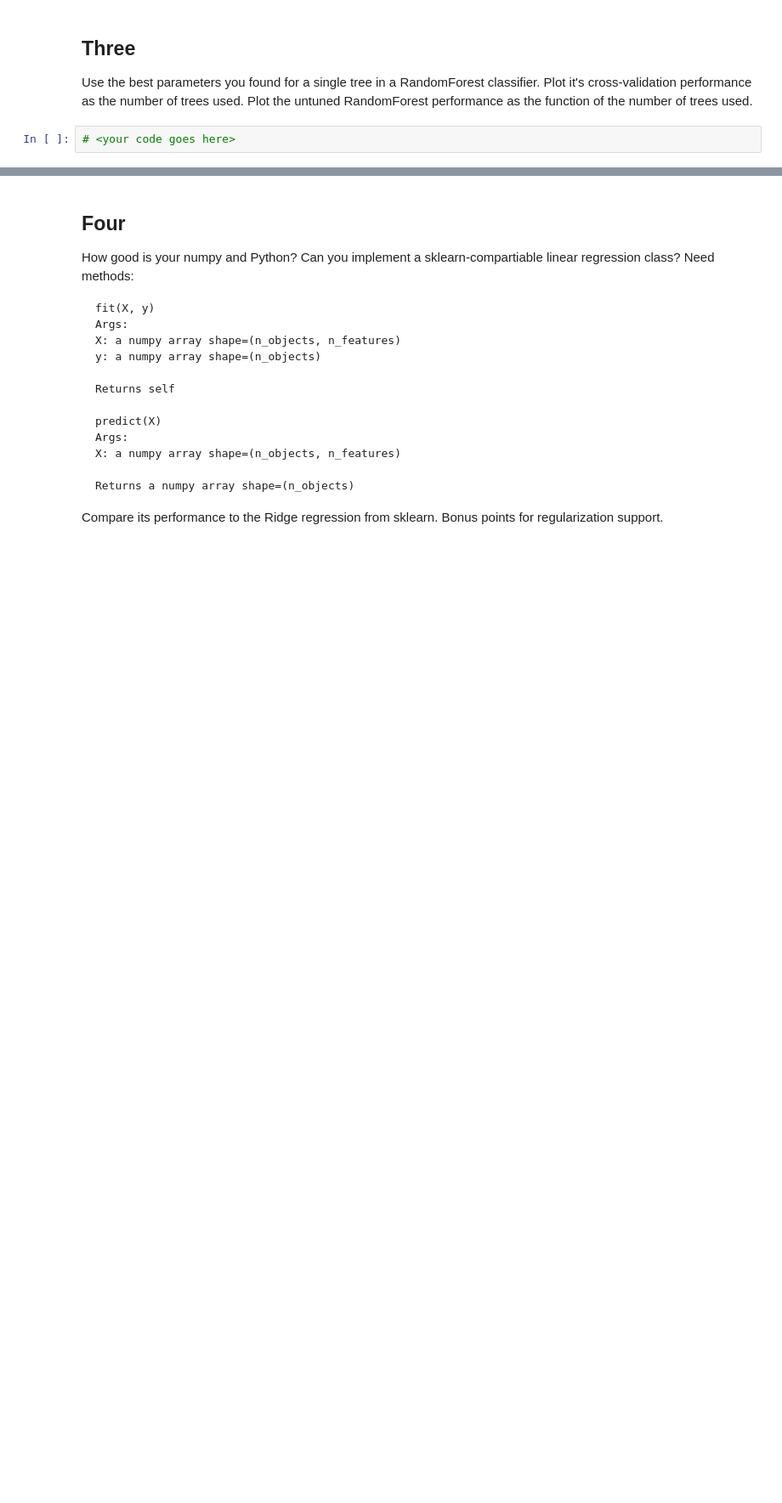
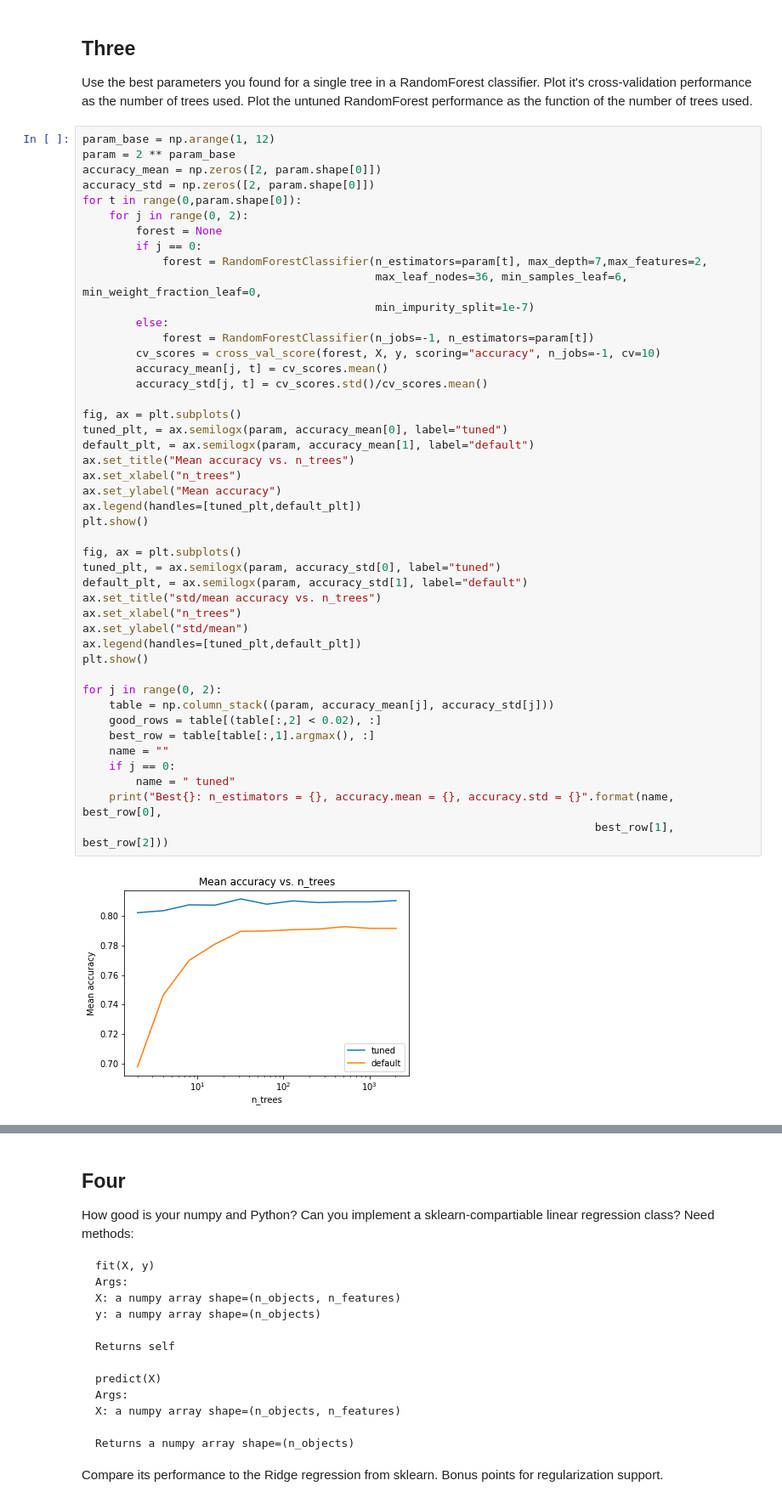
Before and after one commit to adammendoza/mlhep2017, a Jupyter notebook: day1/seminar2-work/1.2.2 Decision trees.ipynb, the cells around one changed output, grey strips where cells are left out. Shown at 85% size. Drawn from its saved outputs; the diff is of its cells as text; blank space fills up the shorter version.

```diff
--- a/day1/seminar2-work/1.2.2 Decision trees.ipynb
+++ b/day1/seminar2-work/1.2.2 Decision trees.ipynb
@@ -216,5 +237,50 @@ The result is still too bad for MLHEP! Your quest is to fix this issue by tweaki
 # %% [markdown]
 ## Three
 Use the best parameters you found for a single tree in a RandomForest classifier. Plot it's cross-validation performance as the number of trees used. Plot the untuned RandomForest performance as the function of the number of trees used.
-# %%
-# <your code goes here>
+# %%
+param_base = np.arange(1, 12)
+param = 2 ** param_base
+accuracy_mean = np.zeros([2, param.shape[0]])
+accuracy_std = np.zeros([2, param.shape[0]])
+for t in range(0,param.shape[0]):
+    for j in range(0, 2):
+        forest = None
+        if j == 0:
+            forest = RandomForestClassifier(n_estimators=param[t], max_depth=7,max_features=2,
+                                            max_leaf_nodes=36, min_samples_leaf=6, min_weight_fraction_leaf=0,
+                                            min_impurity_split=1e-7)
+        else:
+            forest = RandomForestClassifier(n_jobs=-1, n_estimators=param[t])
+        cv_scores = cross_val_score(forest, X, y, scoring="accuracy", n_jobs=-1, cv=10)
+        accuracy_mean[j, t] = cv_scores.mean()
+        accuracy_std[j, t] = cv_scores.std()/cv_scores.mean()
+
+fig, ax = plt.subplots()
+tuned_plt, = ax.semilogx(param, accuracy_mean[0], label="tuned")
+default_plt, = ax.semilogx(param, accuracy_mean[1], label="default")
+ax.set_title("Mean accuracy vs. n_trees")
+ax.set_xlabel("n_trees")
+ax.set_ylabel("Mean accuracy")
+ax.legend(handles=[tuned_plt,default_plt])
+plt.show()
+
+fig, ax = plt.subplots()
+tuned_plt, = ax.semilogx(param, accuracy_std[0], label="tuned")
+default_plt, = ax.semilogx(param, accuracy_std[1], label="default")
+ax.set_title("std/mean accuracy vs. n_trees")
+ax.set_xlabel("n_trees")
+ax.set_ylabel("std/mean")
+ax.legend(handles=[tuned_plt,default_plt])
+plt.show()
+
+for j in range(0, 2):
+    table = np.column_stack((param, accuracy_mean[j], accuracy_std[j]))
+    good_rows = table[(table[:,2] < 0.02), :]
+    best_row = table[table[:,1].argmax(), :]
+    name = ""
+    if j == 0:
+        name = " tuned"
+    print("Best{}: n_estimators = {}, accuracy.mean = {}, accuracy.std = {}".format(name, best_row[0],
+                                                                             best_row[1], best_row[2]))
+# %% [output]
+[figure, added]
```
Also changed, not shown: parts of 25 cells of this notebook, 2 other files.
